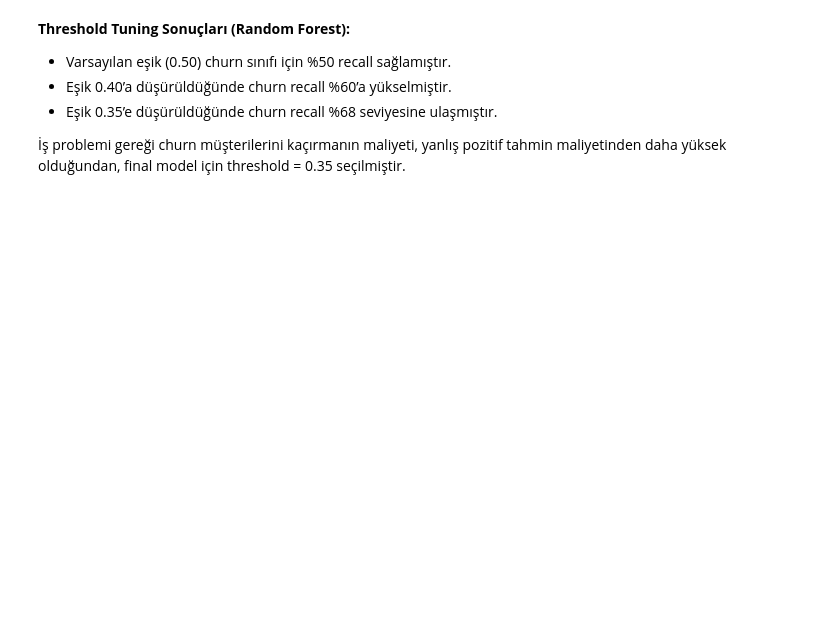
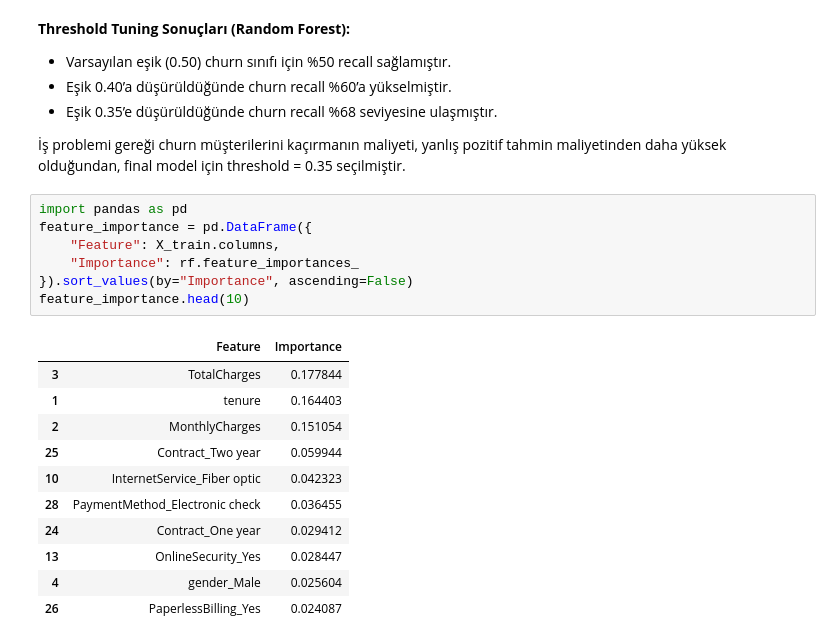
Before and after one commit to berfinerk/telco-customer-churn-analysis, a Jupyter notebook: notebooks/03_random_forest.ipynb, the cells around one changed output. Saved outputs shown, nothing was run; the diff lists cells and outputs as text; blank space fills up the shorter version.

```diff
--- a/notebooks/03_random_forest.ipynb
+++ b/notebooks/03_random_forest.ipynb
@@ -125,3 +137,22 @@ weighted avg       0.79      0.77      0.77      1409
 İş problemi gereği churn müşterilerini kaçırmanın maliyeti,
 yanlış pozitif tahmin maliyetinden daha yüksek olduğundan,
 final model için threshold = 0.35 seçilmiştir.
+# %%
+import pandas as pd
+feature_importance = pd.DataFrame({
+    "Feature": X_train.columns,
+    "Importance": rf.feature_importances_
+}).sort_values(by="Importance", ascending=False)
+feature_importance.head(10)
+# %% [output]
+|  | Feature | Importance |
+| 3 | TotalCharges | 0.177844 |
+| 1 | tenure | 0.164403 |
+| 2 | MonthlyCharges | 0.151054 |
+| 25 | Contract_Two year | 0.059944 |
+| 10 | InternetService_Fiber optic | 0.042323 |
+| 28 | PaymentMethod_Electronic check | 0.036455 |
+| 24 | Contract_One year | 0.029412 |
+| 13 | OnlineSecurity_Yes | 0.028447 |
+| 4 | gender_Male | 0.025604 |
+| 26 | PaperlessBilling_Yes | 0.024087 |
```
Also changed, not shown: parts of 4 cells of this notebook.
